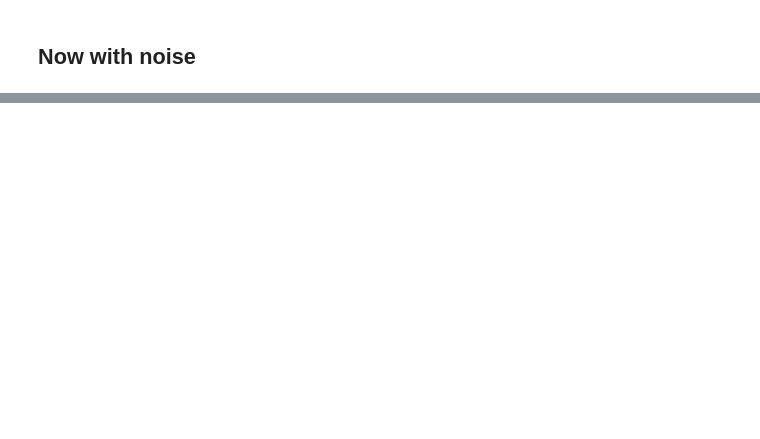
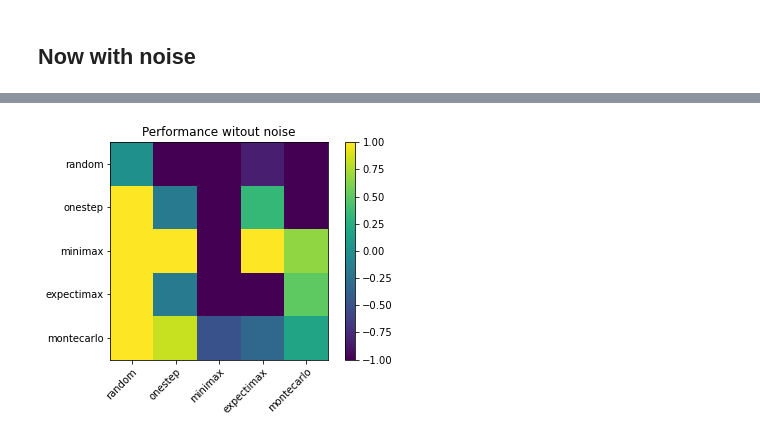
Before and after one commit to boazbk/connect-4-multiagents, a Jupyter notebook: test_bots.ipynb, the cells around one changed output, grey strips where cells are left out. Saved outputs shown, nothing was run; the diff lists cells and outputs as text; code cells hidden in the pictures; blank space fills up the shorter version.

```diff
--- a/test_bots.ipynb
+++ b/test_bots.ipynb
@@ -168,0 +199,13 @@ plt.show()
+# %%
+fig ,ax = plt.subplots()
+heatmap = ax.imshow(scores_nonoise)
+ax.set_title("Performance witout noise")
+plt.colorbar(heatmap)
+bot_names = bot_map.keys()
+ax.set_xticks(np.arange(len(bot_names)), labels=bot_names)
+ax.set_yticks(np.arange(len(bot_names)), labels=bot_names)
+plt.setp(ax.get_xticklabels(), rotation=45, ha="right",
+         rotation_mode="anchor")
+plt.show()
+# %% [output]
+[figure, added]
```
Also changed, not shown: parts of 9 cells of this notebook.
